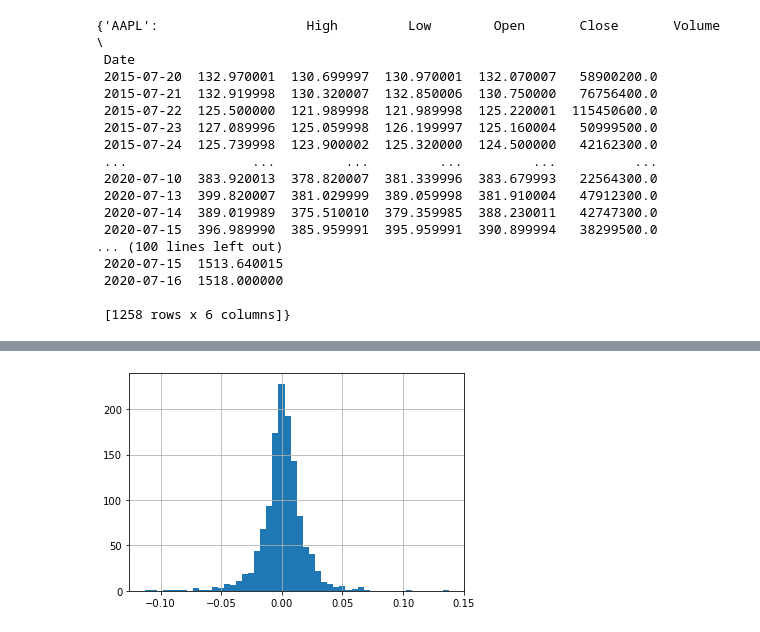
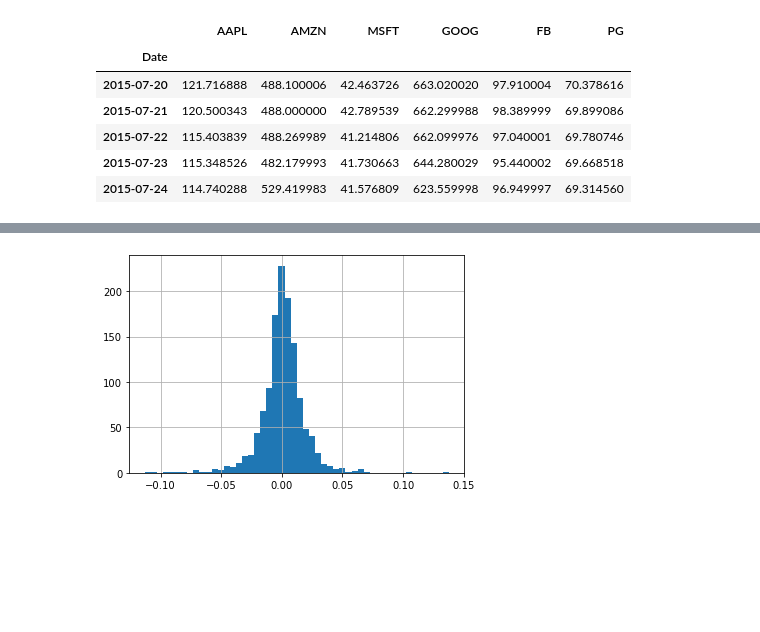
Before and after one commit to hapetrosyan/StockAnalysis, a Jupyter notebook: turtle_demo.ipynb, the cells around one changed output, grey strips where cells are left out. Saved outputs shown, nothing was run; the diff lists cells and outputs as text; code cells hidden in the pictures; blank space fills up the shorter version.

```diff
--- a/turtle_demo.ipynb
+++ b/turtle_demo.ipynb
@@ -14,24 +14,14 @@ all_data = {ticker: web.get_data_yahoo(ticker) for ticker in ['AAPL', 'AMZN', 'M
 # all_data = web.get_data_yahoo('GOOG')
 price = pd.DataFrame({ticker: data['Adj Close'] for ticker, data in all_data.items()})
 volume = pd.DataFrame({ticker: data['Volume'] for ticker, data in all_data.items()})
-# %%
-all_data
-# %% [output]
-{'AAPL':                   High         Low        Open       Close       Volume  \
- Date
- 2015-07-20  132.970001  130.699997  130.970001  132.070007   58900200.0
- 2015-07-21  132.919998  130.320007  132.850006  130.750000   76756400.0
- 2015-07-22  125.500000  121.989998  121.989998  125.220001  115450600.0
- 2015-07-23  127.089996  125.059998  126.199997  125.160004   50999500.0
- 2015-07-24  125.739998  123.900002  125.320000  124.500000   42162300.0
- ...                ...         ...         ...         ...          ...
- 2020-07-10  383.920013  378.820007  381.339996  383.679993   22564300.0
- 2020-07-13  399.820007  381.029999  389.059998  381.910004   47912300.0
- 2020-07-14  389.019989  375.510010  379.359985  388.230011   42747300.0
- 2020-07-15  396.989990  385.959991  395.959991  390.899994   38299500.0
-... (100 lines left out)
- 2020-07-15  1513.640015
- 2020-07-16  1518.000000
-
- [1258 rows x 6 columns]}
+# %%
+price.head()
+# %% [output]
+|  | AAPL | AMZN | MSFT | GOOG | FB | PG |
+| Date |  |  |  |  |  |  |
+| 2015-07-20 | 121.716888 | 488.100006 | 42.463726 | 663.020020 | 97.910004 | 70.378616 |
+| 2015-07-21 | 120.500343 | 488.000000 | 42.789539 | 662.299988 | 98.389999 | 69.899086 |
+| 2015-07-22 | 115.403839 | 488.269989 | 41.214806 | 662.099976 | 97.040001 | 69.780746 |
+| 2015-07-23 | 115.348526 | 482.179993 | 41.730663 | 644.280029 | 95.440002 | 69.668518 |
+| 2015-07-24 | 114.740288 | 529.419983 | 41.576809 | 623.559998 | 96.949997 | 69.314560 |
 # %%
```
Also changed, not shown: parts of 14 cells of this notebook.
